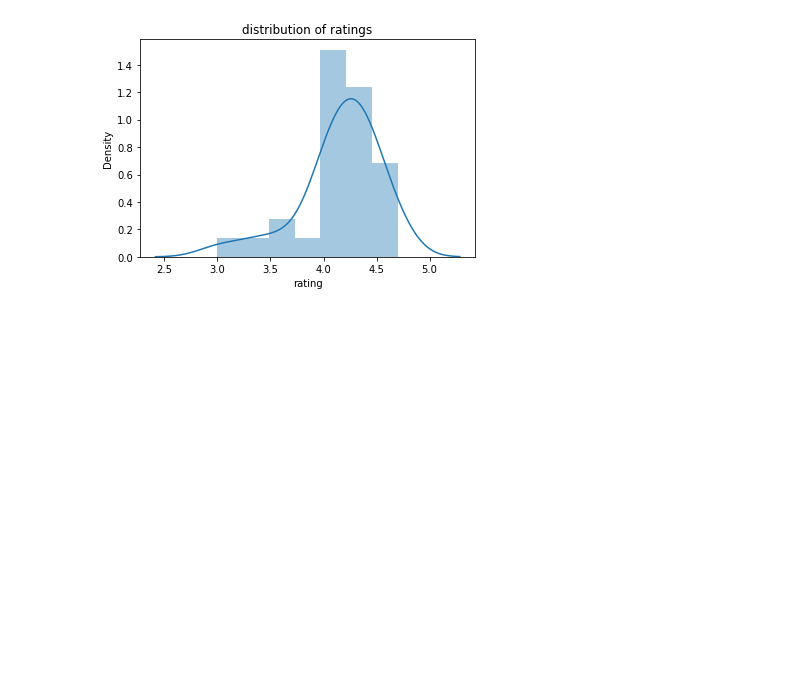
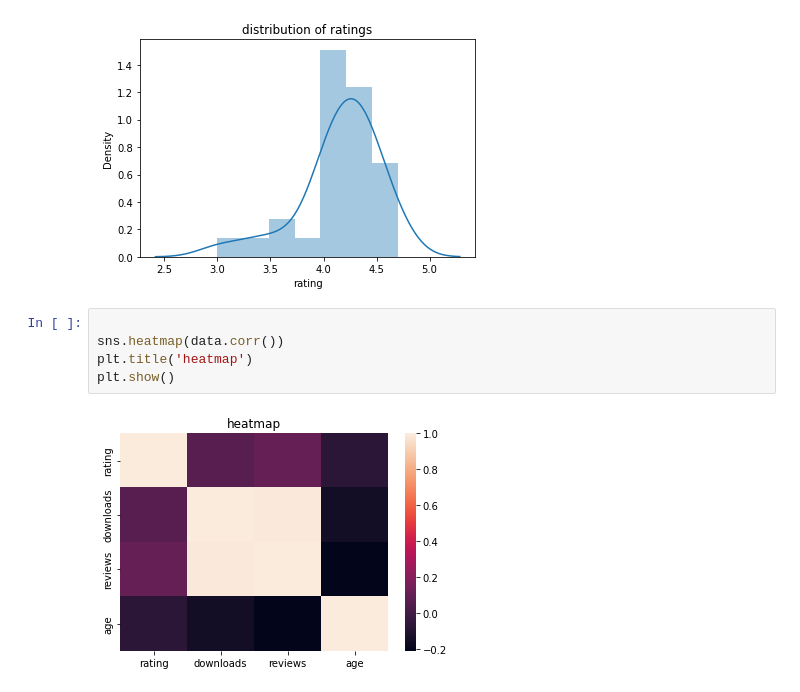
Before and after one commit to vedasam-ch15/Google-Play-Store-Data-Analysis, a Jupyter notebook: EDA_apps.ipynb, the cells around one changed output. Saved outputs shown, nothing was run; the diff lists cells and outputs as text; blank space fills up the shorter version.

```diff
--- a/EDA_apps.ipynb
+++ b/EDA_apps.ipynb
@@ -217,3 +211,10 @@ plt.title('distribution of ratings')
 plt.show()
 # %% [output]
 [figure]
+# %%
+
+sns.heatmap(data.corr())
+plt.title('heatmap')
+plt.show()
+# %% [output]
+[figure, added]
```
Also changed, not shown: parts of 9 cells of this notebook.
